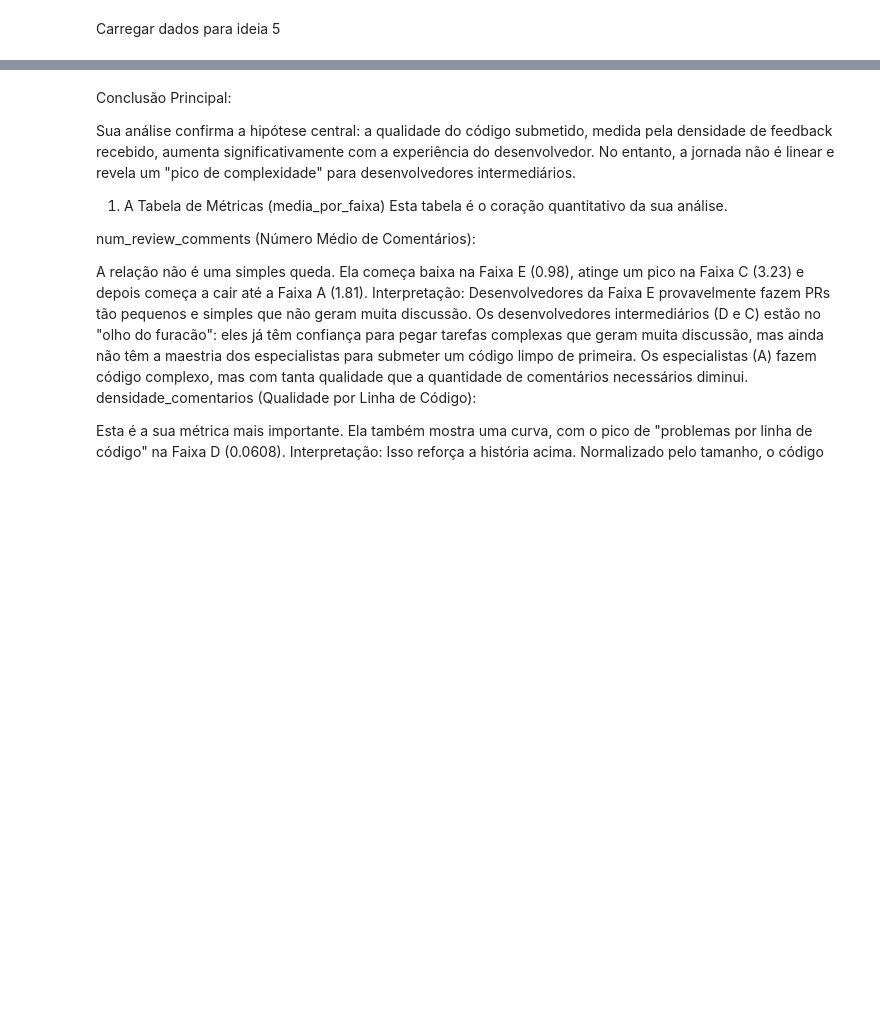
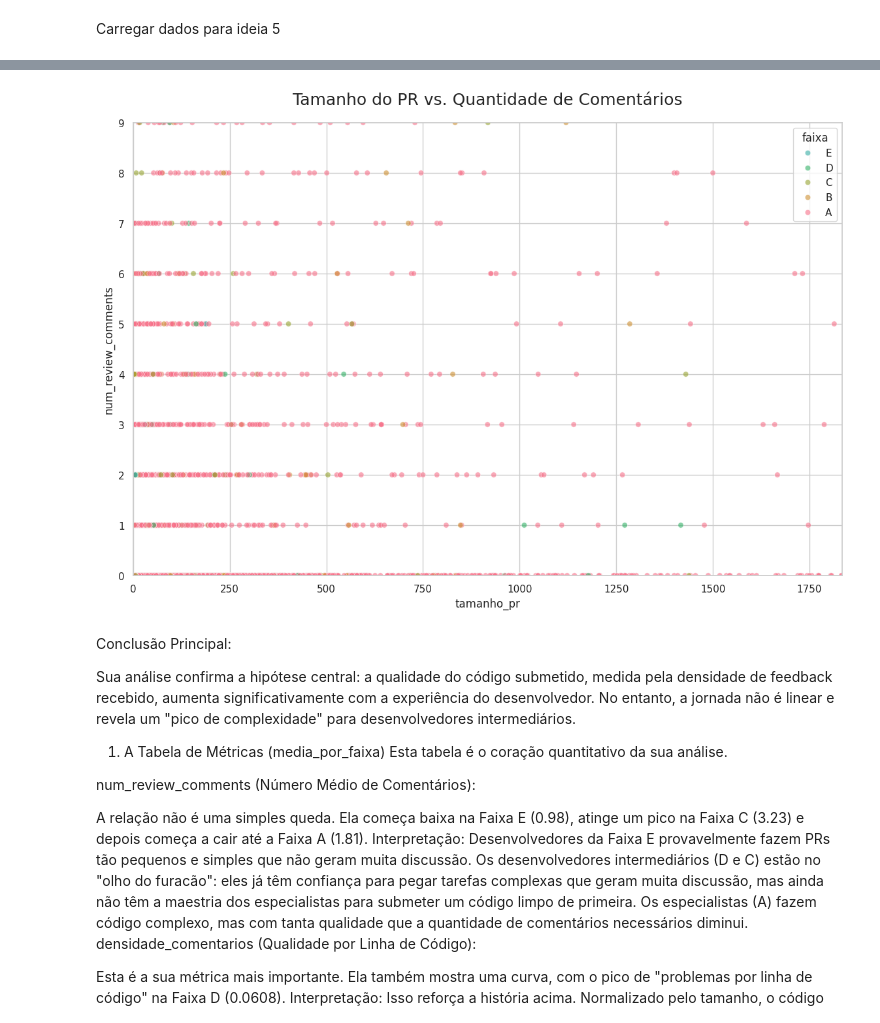
Before and after one commit to GusMedeiros/versionamento-analise-dados, a Jupyter notebook: ideia_3.ipynb, the cells around one changed output, grey strips where cells are left out. Saved outputs shown, nothing was run; the diff lists cells and outputs as text; code cells hidden in the pictures; blank space fills up the shorter version.

```diff
--- a/ideia_3.ipynb
+++ b/ideia_3.ipynb
@@ -241,3 +297,26 @@ Amostra do primeiro elemento:
+# %%
+# Célula 6: Gráfico de Dispersão
+
+plt.figure(figsize=(14, 9))
+
+# Usar uma amostra para evitar overplotting e lentidão
+amostra_df = df_qualidade.sample(n=min(len(df_qualidade), 5000), random_state=42)
+
+scatterplot = sns.scatterplot(
+    data=amostra_df,
+    x='tamanho_pr',
+    y='num_review_comments',
+    hue='faixa',
+    hue_order=['E', 'D', 'C', 'B', 'A'],
+    palette=paleta_consistente,
+    alpha=0.6
+)
+plt.title('Tamanho do PR vs. Quantidade de Comentários', fontsize=18, pad=20)
+plt.xlim(0, amostra_df['tamanho_pr'].quantile(0.95))
+plt.ylim(0, amostra_df['num_review_comments'].quantile(0.95))
+plt.show()
+# %% [output]
+[figure, new version]
 # %% [markdown]
 Conclusão Principal:
 
```
Also changed, not shown: parts of 5 cells of this notebook, 11 other files.
